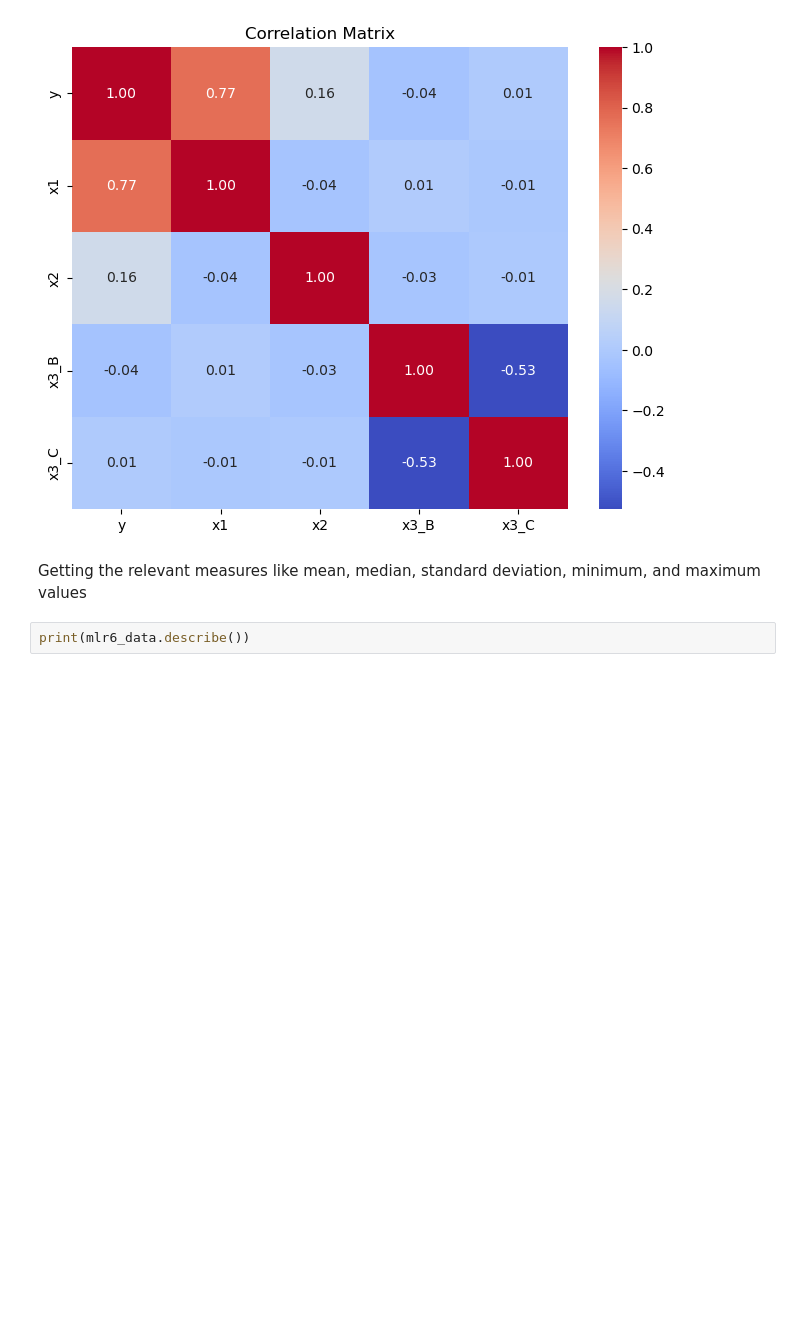
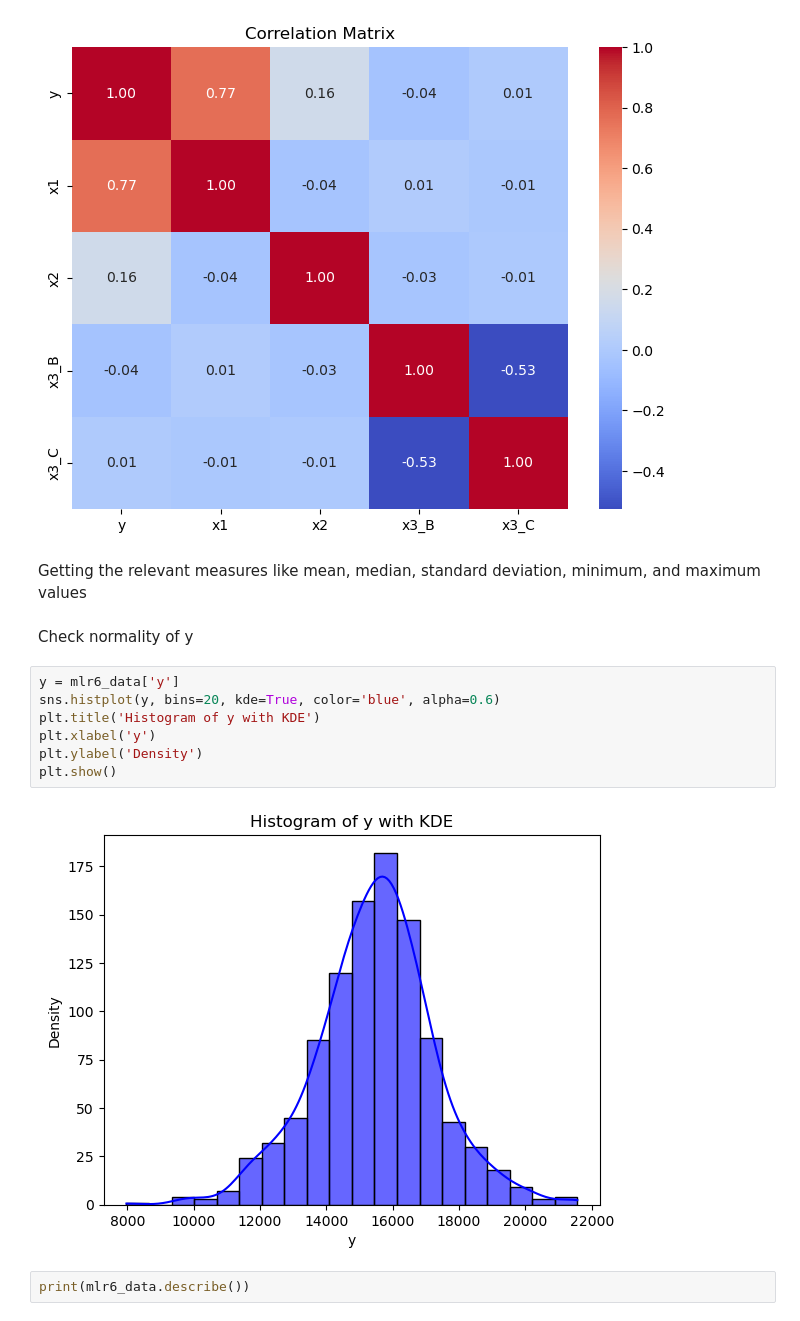
Before and after one commit to becca-pina/Multiple-Linear-Regression-, a Jupyter notebook: 23436786.ipynb, the cells around one changed output. Drawn from its saved outputs; the diff is of its cells as text; blank space fills up the shorter version.

```diff
--- a/23436786.ipynb
+++ b/23436786.ipynb
@@ -98,6 +98,17 @@ plt.show()
 [figure]
 # %% [markdown]
 Getting the relevant measures like mean, median, standard deviation, minimum, and maximum values
+# %% [markdown]
+Check normality of y
+# %%
+y = mlr6_data['y']
+sns.histplot(y, bins=20, kde=True, color='blue', alpha=0.6)
+plt.title('Histogram of y with KDE')
+plt.xlabel('y')
+plt.ylabel('Density')
+plt.show()
+# %% [output]
+[figure, added]
 # %%
 print(mlr6_data.describe())
 # %% [output]
```
Also changed, not shown: 2 other files.
